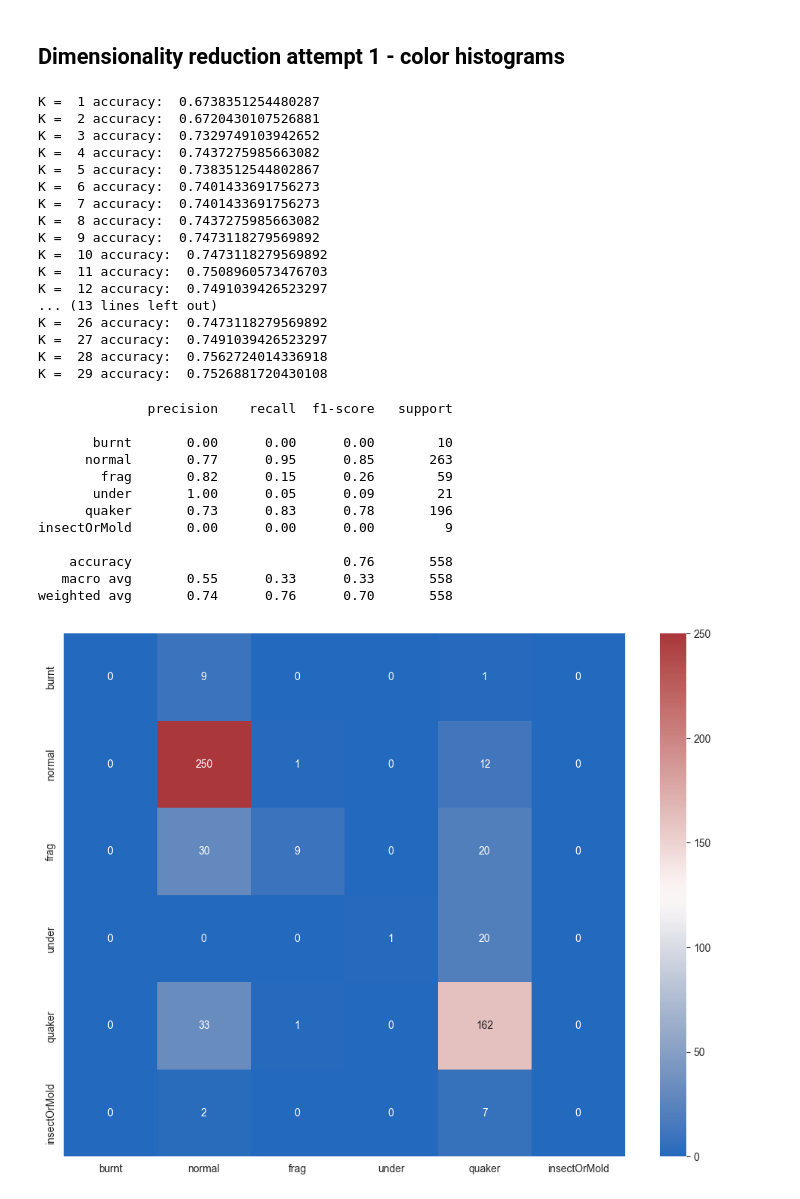
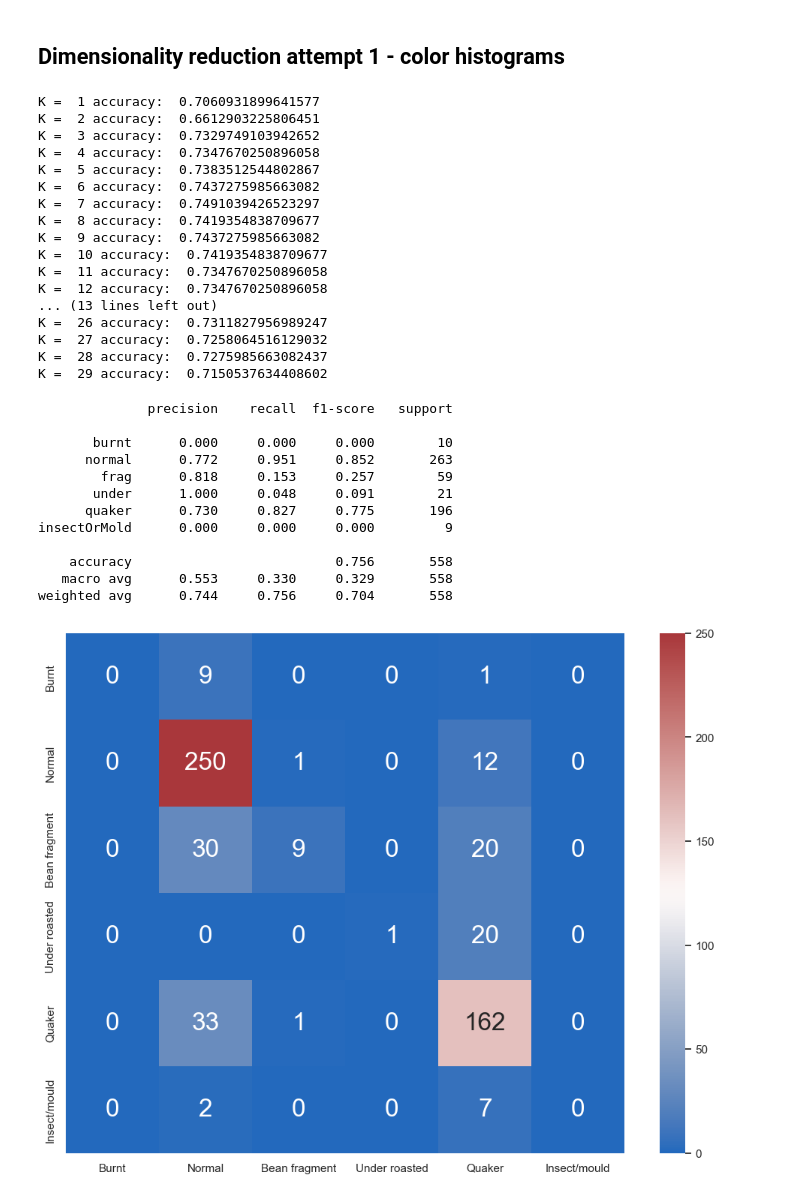
Before and after one commit to dont-text-me/PRBX-work, a Jupyter notebook: classifier-KNN.ipynb, the cells around one changed output. Cells and saved outputs as stored; diff of their text form; code cells hidden in the pictures.

Commit message:
talk about knn results, larger fonts on heatmaps

```diff
--- a/classifier-KNN.ipynb
+++ b/classifier-KNN.ipynb
@@ -110,7 +110,7 @@ from sklearn.neighbors import KNeighborsClassifier
 from sklearn.metrics import classification_report
 
 for k in range(1, 30):
-    knn = KNeighborsClassifier(n_neighbors=k, metric="manhattan")
+    knn = KNeighborsClassifier(n_neighbors=k, metric="canberra")
     knn.fit(X_train_hists, y_train)
     preds = knn.predict(X_test_hists)
 
@@ -129,67 +129,75 @@ for k in range(1, 30):
 
     # print(classification_report(y_test, preds, zero_division=0, target_names=DEFECT_CLASSES.keys()))
 # %% [output]
-K =  1 accuracy:  0.6738351254480287
-K =  2 accuracy:  0.6720430107526881
+K =  1 accuracy:  0.7060931899641577
+K =  2 accuracy:  0.6612903225806451
 K =  3 accuracy:  0.7329749103942652
-K =  4 accuracy:  0.7437275985663082
+K =  4 accuracy:  0.7347670250896058
 K =  5 accuracy:  0.7383512544802867
-K =  6 accuracy:  0.7401433691756273
-K =  7 accuracy:  0.7401433691756273
-K =  8 accuracy:  0.7437275985663082
-K =  9 accuracy:  0.7473118279569892
-K =  10 accuracy:  0.7473118279569892
-K =  11 accuracy:  0.7508960573476703
-K =  12 accuracy:  0.7491039426523297
+K =  6 accuracy:  0.7437275985663082
+K =  7 accuracy:  0.7491039426523297
+K =  8 accuracy:  0.7419354838709677
+K =  9 accuracy:  0.7437275985663082
+K =  10 accuracy:  0.7419354838709677
+K =  11 accuracy:  0.7347670250896058
+K =  12 accuracy:  0.7347670250896058
 ... (13 lines left out)
-K =  26 accuracy:  0.7473118279569892
-K =  27 accuracy:  0.7491039426523297
-K =  28 accuracy:  0.7562724014336918
-K =  29 accuracy:  0.7526881720430108
+K =  26 accuracy:  0.7311827956989247
+K =  27 accuracy:  0.7258064516129032
+K =  28 accuracy:  0.7275985663082437
+K =  29 accuracy:  0.7150537634408602
 # %%
 from torcheval.metrics import MulticlassConfusionMatrix
 import seaborn as sns
 import matplotlib.pyplot as plt
+
+DEFECT_CLASSES_PRINT_NAMES = {
+    "burnt": "Burnt",
+    "normal": "Normal",
+    "frag": "Bean fragment",
+    "under": "Under roasted",
+    "quaker": "Quaker",
+    "insectOrMold": "Insect/mould",
+}
 
 knn = KNeighborsClassifier(n_neighbors=28, metric="manhattan")
 knn.fit(X_train_hists, y_train)
 preds = knn.predict(X_test_hists)
 print(
     classification_report(
-        y_test, preds, zero_division=0, target_names=DEFECT_CLASSES.keys()
+        y_test, preds, zero_division=0, target_names=DEFECT_CLASSES.keys(), digits=3
     )
 )
 
 matrix = MulticlassConfusionMatrix(len(DEFECT_CLASSES))
 matrix.update(torch.tensor(preds), y_test)
 
 confs = matrix.compute()
 
 
 fig, ax = plt.subplots(figsize=(12, 9))
 sns.heatmap(
     confs,
     annot=True,  # write values in cells
     cmap="vlag",
-    xticklabels=DEFECT_CLASSES.keys(),
-    yticklabels=DEFECT_CLASSES.keys(),
+    xticklabels=[DEFECT_CLASSES_PRINT_NAMES[key] for key in DEFECT_CLASSES.keys()],
+    yticklabels=[DEFECT_CLASSES_PRINT_NAMES[key] for key in DEFECT_CLASSES.keys()],
     ax=ax,
     fmt="g",  # annotate without using scientific notation
+    annot_kws={"fontsize": 24},
 )
-plt.savefig(
-    "trained-models/confusion-matrices/KNN-28-neighbor-manhattan-histogram-32bins-noNorm-dimred.png"
-)
+plt.savefig("report/figures/results/KNN-1.png")
 # %% [output]
               precision    recall  f1-score   support
 
-       burnt       0.00      0.00      0.00        10
-      normal       0.77      0.95      0.85       263
-        frag       0.82      0.15      0.26        59
-       under       1.00      0.05      0.09        21
-      quaker       0.73      0.83      0.78       196
-insectOrMold       0.00      0.00      0.00         9
+       burnt      0.000     0.000     0.000        10
+      normal      0.772     0.951     0.852       263
+        frag      0.818     0.153     0.257        59
+       under      1.000     0.048     0.091        21
+      quaker      0.730     0.827     0.775       196
+insectOrMold      0.000     0.000     0.000         9
 
-    accuracy                           0.76       558
-   macro avg       0.55      0.33      0.33       558
-weighted avg       0.74      0.76      0.70       558
+    accuracy                          0.756       558
+   macro avg      0.553     0.330     0.329       558
+weighted avg      0.744     0.756     0.704       558
-[figure, old version]
+[figure, new version]
```
Also changed, not shown: 4 other files.
